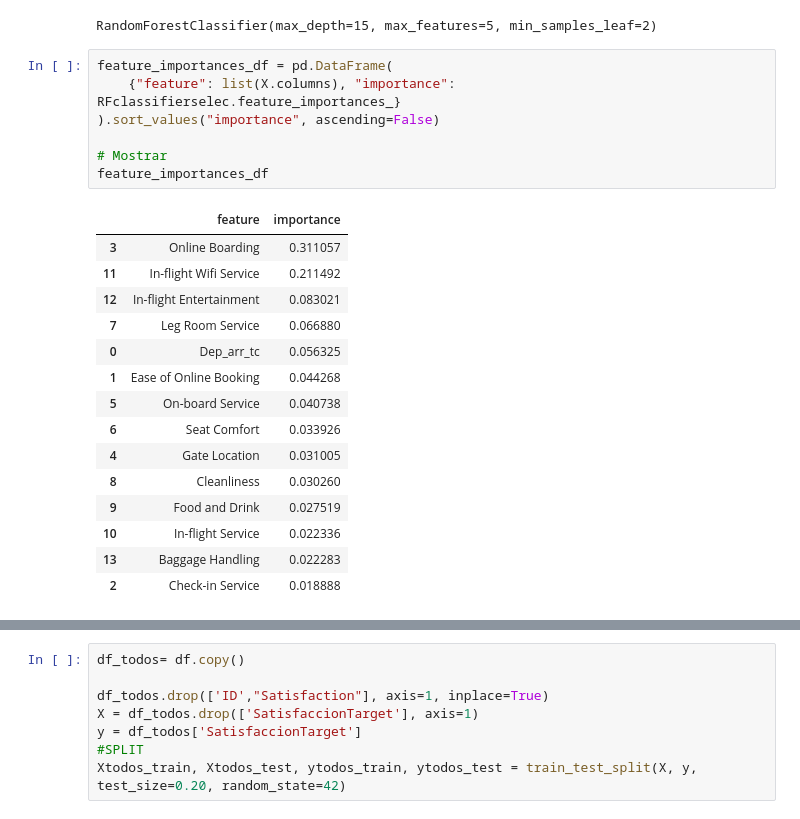
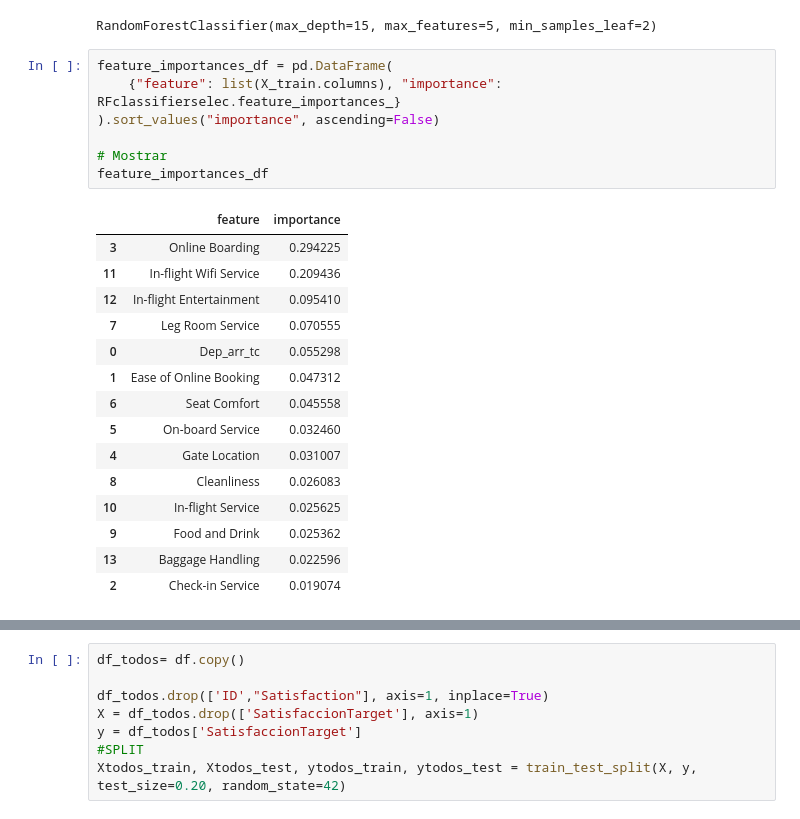
Before and after one commit to Kashirajaji/Clasificattion_example, a Jupyter notebook: satisfaccion-de-cliente-de-aerolineas.ipynb, the cells around one changed output, grey strips where cells are left out. Cells and saved outputs as stored; diff of their text form.

```diff
--- a/satisfaccion-de-cliente-de-aerolineas.ipynb
+++ b/satisfaccion-de-cliente-de-aerolineas.ipynb
@@ -710,27 +710,27 @@ RFclassifierselec
 RandomForestClassifier(max_depth=15, max_features=5, min_samples_leaf=2)
 # %%
 feature_importances_df = pd.DataFrame(
-    {"feature": list(X.columns), "importance": RFclassifierselec.feature_importances_}
+    {"feature": list(X_train.columns), "importance": RFclassifierselec.feature_importances_}
 ).sort_values("importance", ascending=False)
 
 # Mostrar
 feature_importances_df
 # %% [output]
 |  | feature | importance |
-| 3 | Online Boarding | 0.311057 |
-| 11 | In-flight Wifi Service | 0.211492 |
-| 12 | In-flight Entertainment | 0.083021 |
-| 7 | Leg Room Service | 0.066880 |
-| 0 | Dep_arr_tc | 0.056325 |
-| 1 | Ease of Online Booking | 0.044268 |
-| 5 | On-board Service | 0.040738 |
-| 6 | Seat Comfort | 0.033926 |
-| 4 | Gate Location | 0.031005 |
-| 8 | Cleanliness | 0.030260 |
-| 9 | Food and Drink | 0.027519 |
-| 10 | In-flight Service | 0.022336 |
-| 13 | Baggage Handling | 0.022283 |
-| 2 | Check-in Service | 0.018888 |
+| 3 | Online Boarding | 0.294225 |
+| 11 | In-flight Wifi Service | 0.209436 |
+| 12 | In-flight Entertainment | 0.095410 |
+| 7 | Leg Room Service | 0.070555 |
+| 0 | Dep_arr_tc | 0.055298 |
+| 1 | Ease of Online Booking | 0.047312 |
+| 6 | Seat Comfort | 0.045558 |
+| 5 | On-board Service | 0.032460 |
+| 4 | Gate Location | 0.031007 |
+| 8 | Cleanliness | 0.026083 |
+| 10 | In-flight Service | 0.025625 |
+| 9 | Food and Drink | 0.025362 |
+| 13 | Baggage Handling | 0.022596 |
+| 2 | Check-in Service | 0.019074 |
 # %%
 # visualizarcaracterísticas importantes
 
```
Also changed, not shown: parts of 4 cells of this notebook.
